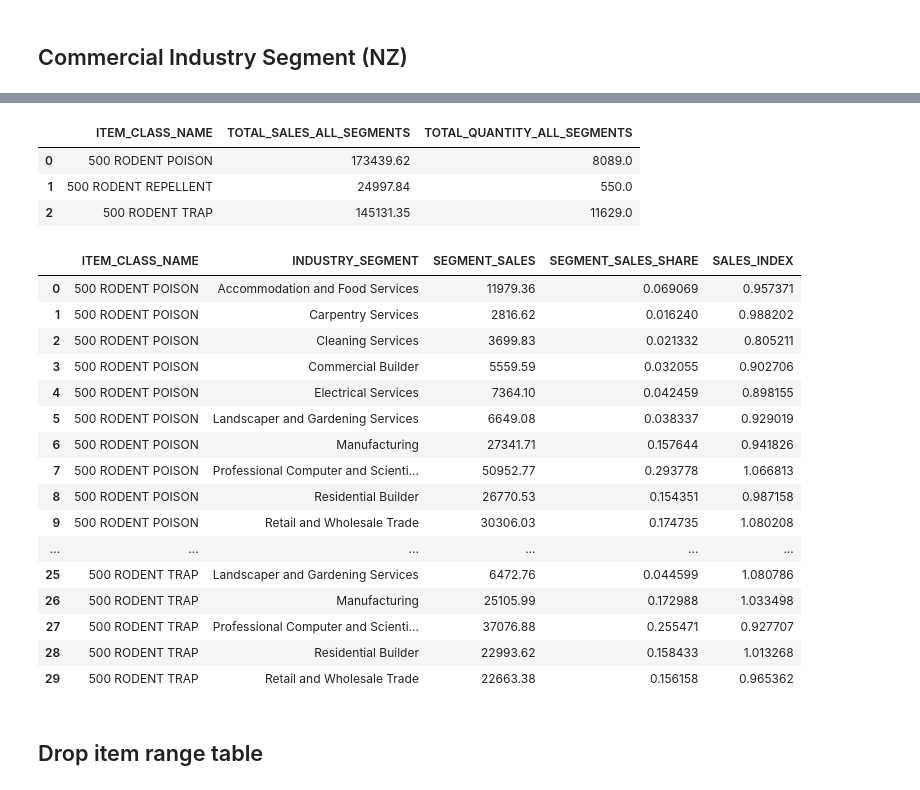
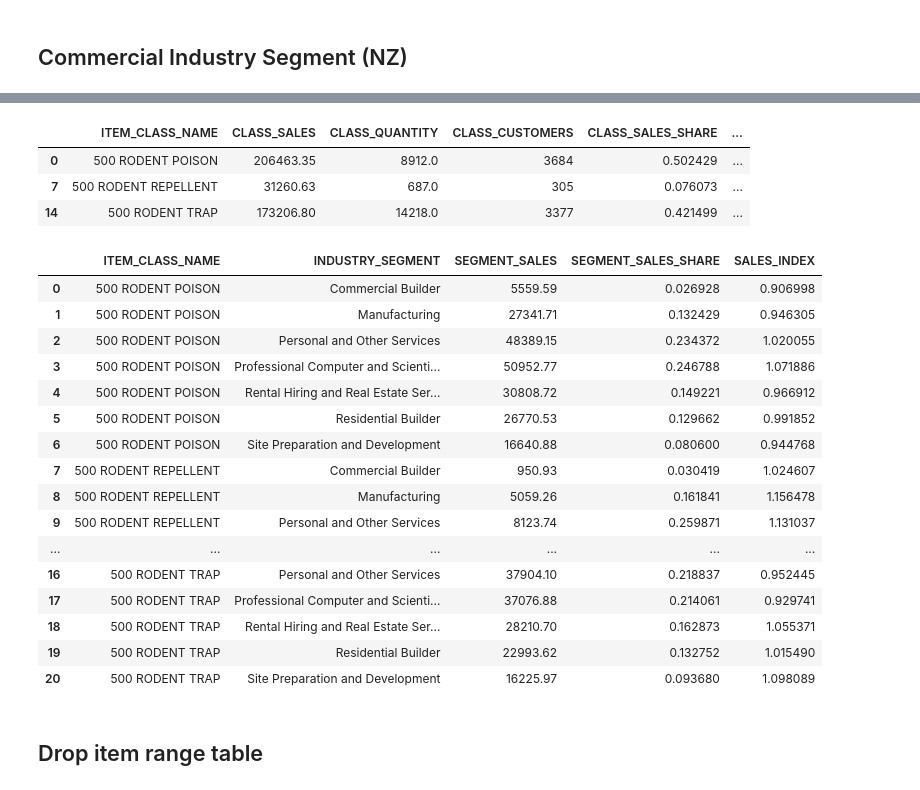
Before and after one commit to Meiji-Tran/Merch-Insights, a Jupyter notebook: NZ RR/400 RODENT PEST CONTROL/General insights/profiling.ipynb, the cells around one changed output, grey strips where cells are left out. Drawn from its saved outputs; the diff is of its cells as text; code cells hidden in the pictures.

Commit message:
segment index

```diff
--- a/NZ RR/400 RODENT PEST CONTROL/General insights/profiling.ipynb
+++ b/NZ RR/400 RODENT PEST CONTROL/General insights/profiling.ipynb
@@ -103,0 +168,4 @@ Class index
+# %%
+n = 7
+top_n = cis.nlargest(n, "RANGE_SALES").copy()
+top_n[["INDUSTRY_SEGMENT", "RANGE_SALES", "RANGE_SALES_SHARE", "SALES_INDEX"]]
@@ -104,11 +193,11 @@ Class index
 # %%
 # Get data
-RPC_is = con.read_sql_file_into_pandas(
-    file="sql/5-commercial-industry-segment.sql",
+RPC_cis = con.read_sql_file_into_pandas(
+    file="sql/2-commercial-industry-segment.sql",
     formatting={
         'start_date': start_date,
         'end_date': end_date,
-        'n_commercial_segments': 10,
+        'n_commercial_segments': n,
         'table_name': table,
         'level' : 'item_class_name',
         'country' : 'NZ'
@@ -127,34 +206,50 @@ RPC_is.head(5)
-# %%
-total_summary = RPC_is.groupby('ITEM_CLASS_NAME').agg(
-    TOTAL_SALES_ALL_SEGMENTS=('TOTAL_SALES', 'first'),  # consistent within class
-    TOTAL_QUANTITY_ALL_SEGMENTS=('TOTAL_QUANTITY', 'first')
-).reset_index()
-total_summary
-# %% [output]
-|  | ITEM_CLASS_NAME | TOTAL_SALES_ALL_SEGMENTS | TOTAL_QUANTITY_ALL_SEGMENTS |
-| 0 | 500 RODENT POISON | 173439.62 | 8089.0 |
-| 1 | 500 RODENT REPELLENT | 24997.84 | 550.0 |
-| 2 | 500 RODENT TRAP | 145131.35 | 11629.0 |
+# %%
+summary = (
+    RPC_cis[["ITEM_CLASS_NAME", "TOTAL_SALES", "TOTAL_QUANTITY", "TOTAL_CUSTOMERS"]]
+    .drop_duplicates(subset="ITEM_CLASS_NAME")
+    .rename(columns={
+        "TOTAL_SALES": "CLASS_SALES",
+        "TOTAL_QUANTITY": "CLASS_QUANTITY",
+        "TOTAL_CUSTOMERS": "CLASS_CUSTOMERS"
+    })
+)
+
+# Compute and print total shares
+total_sales = summary["CLASS_SALES"].sum()
+total_quantity = summary["CLASS_QUANTITY"].sum()
+total_customers = summary["CLASS_CUSTOMERS"].sum()
+
+# Add share columns
+summary["CLASS_SALES_SHARE"] = summary["CLASS_SALES"] / total_sales
+summary["CLASS_QUANTITY_SHARE"] = summary["CLASS_QUANTITY"] / total_quantity
+summary["CLASS_CUSTOMERS_SHARE"] = summary["CLASS_CUSTOMERS"] / total_customers
+
+summary
+# %% [output]
+|  | ITEM_CLASS_NAME | CLASS_SALES | CLASS_QUANTITY | CLASS_CUSTOMERS | CLASS_SALES_SHARE | ... |
+| 0 | 500 RODENT POISON | 206463.35 | 8912.0 | 3684 | 0.502429 | ... |
+| 7 | 500 RODENT REPELLENT | 31260.63 | 687.0 | 305 | 0.076073 | ... |
+| 14 | 500 RODENT TRAP | 173206.80 | 14218.0 | 3377 | 0.421499 | ... |
 # %%
-RPC_is[['ITEM_CLASS_NAME', 'INDUSTRY_SEGMENT', 'SEGMENT_SALES', 'SEGMENT_SALES_SHARE', 'SALES_INDEX']]
+RPC_cis[['ITEM_CLASS_NAME', 'INDUSTRY_SEGMENT', 'SEGMENT_SALES', 'SEGMENT_SALES_SHARE', 'SALES_INDEX']]
 # %% [output]
 |  | ITEM_CLASS_NAME | INDUSTRY_SEGMENT | SEGMENT_SALES | SEGMENT_SALES_SHARE | SALES_INDEX |
-| 0 | 500 RODENT POISON | Accommodation and Food Services | 11979.36 | 0.069069 | 0.957371 |
-| 1 | 500 RODENT POISON | Carpentry Services | 2816.62 | 0.016240 | 0.988202 |
-| 2 | 500 RODENT POISON | Cleaning Services | 3699.83 | 0.021332 | 0.805211 |
-| 3 | 500 RODENT POISON | Commercial Builder | 5559.59 | 0.032055 | 0.902706 |
-| 4 | 500 RODENT POISON | Electrical Services | 7364.10 | 0.042459 | 0.898155 |
-| 5 | 500 RODENT POISON | Landscaper and Gardening Services | 6649.08 | 0.038337 | 0.929019 |
-| 6 | 500 RODENT POISON | Manufacturing | 27341.71 | 0.157644 | 0.941826 |
-| 7 | 500 RODENT POISON | Professional Computer and Scienti... | 50952.77 | 0.293778 | 1.066813 |
-| 8 | 500 RODENT POISON | Residential Builder | 26770.53 | 0.154351 | 0.987158 |
-| 9 | 500 RODENT POISON | Retail and Wholesale Trade | 30306.03 | 0.174735 | 1.080208 |
+| 0 | 500 RODENT POISON | Commercial Builder | 5559.59 | 0.026928 | 0.906998 |
+| 1 | 500 RODENT POISON | Manufacturing | 27341.71 | 0.132429 | 0.946305 |
+| 2 | 500 RODENT POISON | Personal and Other Services | 48389.15 | 0.234372 | 1.020055 |
+| 3 | 500 RODENT POISON | Professional Computer and Scienti... | 50952.77 | 0.246788 | 1.071886 |
+| 4 | 500 RODENT POISON | Rental Hiring and Real Estate Ser... | 30808.72 | 0.149221 | 0.966912 |
+| 5 | 500 RODENT POISON | Residential Builder | 26770.53 | 0.129662 | 0.991852 |
+| 6 | 500 RODENT POISON | Site Preparation and Development | 16640.88 | 0.080600 | 0.944768 |
+| 7 | 500 RODENT REPELLENT | Commercial Builder | 950.93 | 0.030419 | 1.024607 |
+| 8 | 500 RODENT REPELLENT | Manufacturing | 5059.26 | 0.161841 | 1.156478 |
+| 9 | 500 RODENT REPELLENT | Personal and Other Services | 8123.74 | 0.259871 | 1.131037 |
 | ... | ... | ... | ... | ... | ... |
-| 25 | 500 RODENT TRAP | Landscaper and Gardening Services | 6472.76 | 0.044599 | 1.080786 |
-| 26 | 500 RODENT TRAP | Manufacturing | 25105.99 | 0.172988 | 1.033498 |
-| 27 | 500 RODENT TRAP | Professional Computer and Scienti... | 37076.88 | 0.255471 | 0.927707 |
-| 28 | 500 RODENT TRAP | Residential Builder | 22993.62 | 0.158433 | 1.013268 |
-| 29 | 500 RODENT TRAP | Retail and Wholesale Trade | 22663.38 | 0.156158 | 0.965362 |
+| 16 | 500 RODENT TRAP | Personal and Other Services | 37904.10 | 0.218837 | 0.952445 |
+| 17 | 500 RODENT TRAP | Professional Computer and Scienti... | 37076.88 | 0.214061 | 0.929741 |
+| 18 | 500 RODENT TRAP | Rental Hiring and Real Estate Ser... | 28210.70 | 0.162873 | 1.055371 |
+| 19 | 500 RODENT TRAP | Residential Builder | 22993.62 | 0.132752 | 1.015490 |
+| 20 | 500 RODENT TRAP | Site Preparation and Development | 16225.97 | 0.093680 | 1.098089 |
 # %% [markdown]
 ## Drop item range table
 # %%
```
Also changed, not shown: parts of 24 cells of this notebook, 7 other files.
